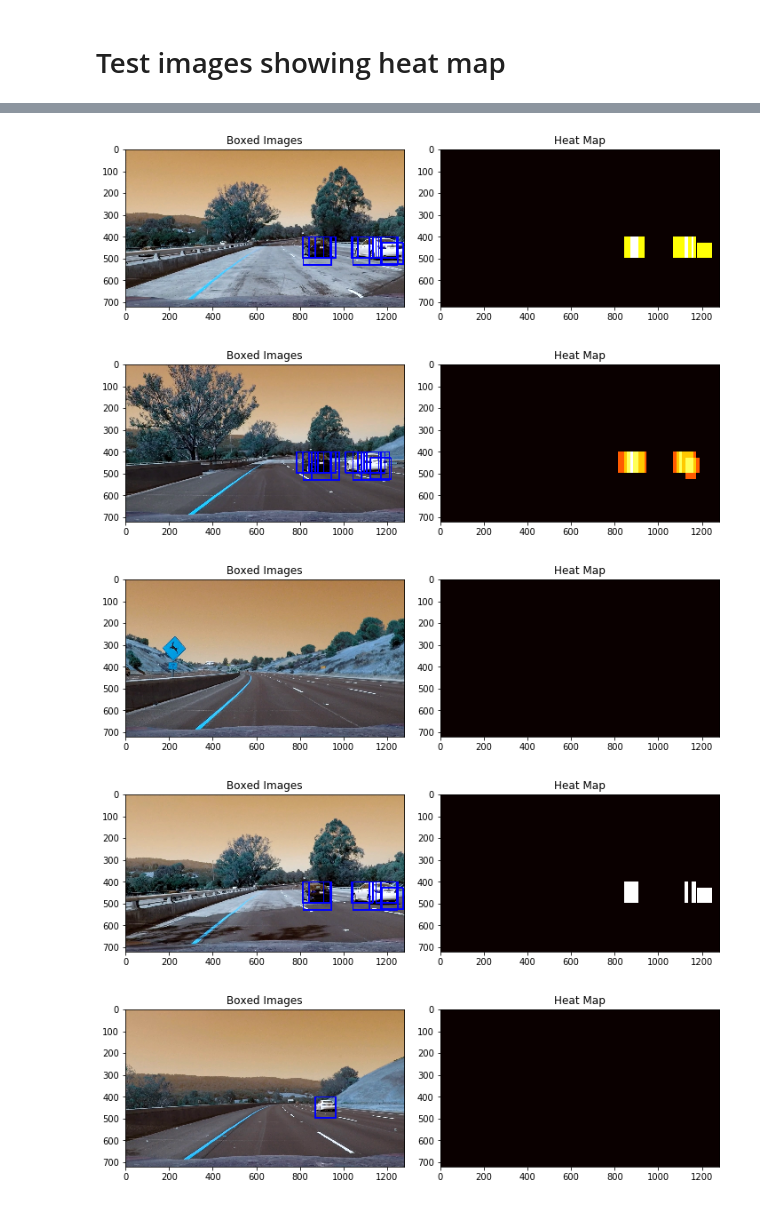
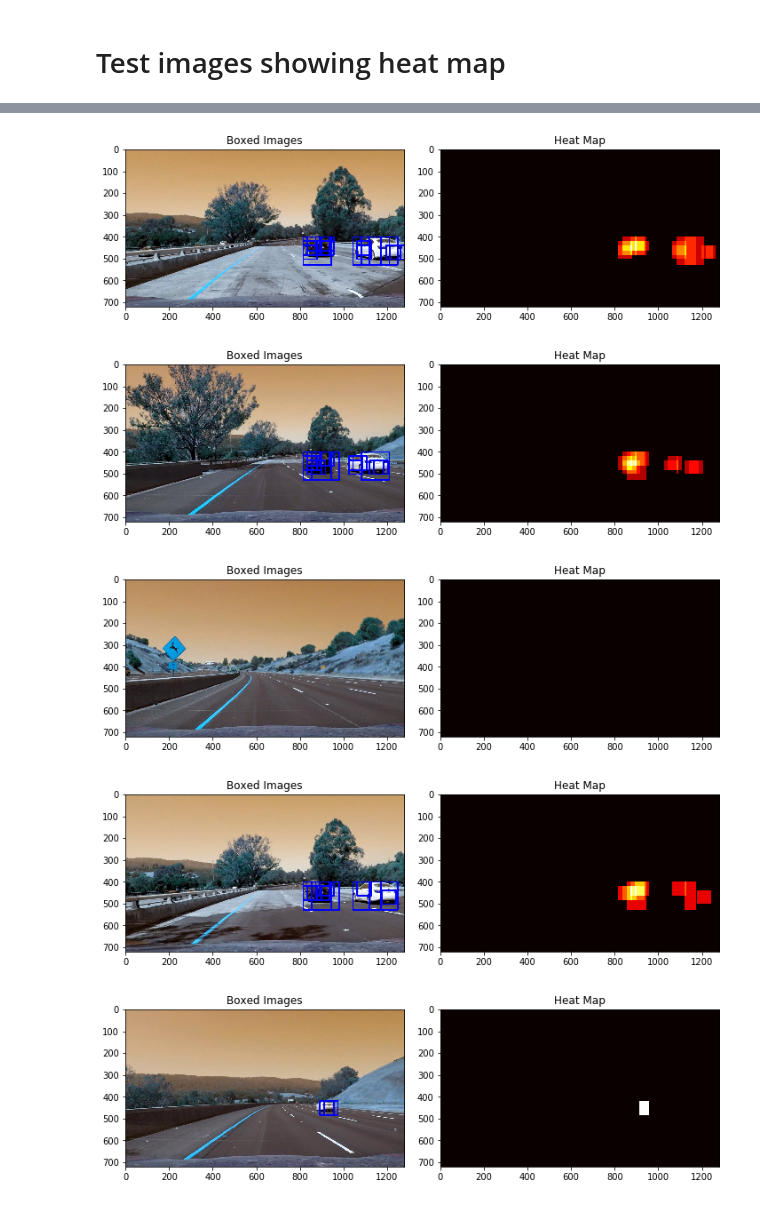
Before and after one commit to urmils/CarND-vehicleDetection, a Jupyter notebook: vehicle_detection_main.ipynb, the cells around one changed output, grey strips where cells are left out. Saved outputs shown, nothing was run; the diff lists cells and outputs as text; code cells hidden in the pictures.

```diff
--- a/vehicle_detection_main.ipynb
+++ b/vehicle_detection_main.ipynb
@@ -189,0 +322,21 @@ y = np.hstack((np.ones(len(car_features)), np.zeros(len(notcar_features))))
+# %%
+
+# Create an array stack of feature vectors
+X = np.vstack((car_features, notcar_features)).astype(np.float64)
+# Fit a per-column scaler
+X_scaler = StandardScaler().fit(X)
+# Apply the scaler to X
+scaled_X = X_scaler.transform(X)
+car_ind = np.random.randint(0, len(cars))
+# Plot an example of raw and scaled features
+fig = plt.figure(figsize=(12,4))
+plt.subplot(131)
+plt.imshow(mpimg.imread(cars[car_ind]))
+plt.title('Original Image')
+plt.subplot(132)
+plt.plot(X[car_ind])
+plt.title('Raw Features')
+plt.subplot(133)
+plt.plot(scaled_X[car_ind])
+plt.title('Normalized Features')
+fig.tight_layout()
@@ -418,5 +612,7 @@ spatial_feat = True # Spatial features on or off
 hist_feat = True # Histogram features on or off
 hog_feat = True # HOG features on or off
 y_start_stop = [400, None] # Min and max in y to search in slide_window()
-xy_window = [ (96,96),(128,128)]
-y_start_stop = [[400, 600], [400, None]]
+#xy_window = [ (64,64), (96,96),(128,128)]
+#y_start_stop = [[400, 600],[400, 650], [400, 650]]
+xy_window = [ (64,64), (128,128)]
+y_start_stop = [[400, 650],[400, 650]]
@@ -459,7 +672,7 @@ for file in files:
     windows_temp = []
     for i in range(len(xy_window)):
         windows = slide_window(image, x_start_stop=[700, None], y_start_stop=y_start_stop[i],
-                            xy_window=xy_window[i], xy_overlap=(0.7, 0.7))
+                            xy_window=xy_window[i], xy_overlap=(0.70, 0.70))
         #print(len(windows))
         windows_temp.append(windows)
 
@@ -480,7 +693,7 @@ for file in files:
     heat = add_heat(heat,hot_windows)
 
     # Apply threshold to help remove false positives
-    heat = apply_threshold(heat,2)
+    heat = apply_threshold(heat,1)
 
     # Visualize the heatmap when displaying
     heatmap = np.clip(heat, 0, 255)
@@ -498,4 +711,5 @@ for file in files:
     plt.imshow(heatmap, cmap='hot')
     plt.title('Heat Map')
     fig.tight_layout()
+    plt.show()
 # %% [output]
@@ -503,8 +717,8 @@ for file in files:
-[figure, old version]
+[figure, new version]
-[figure, old version]
+[figure, new version]
 [figure]
-[figure, old version]
+[figure, new version]
-[figure, old version]
+[figure, new version]
 # %%
 def hot_windows(input_image, windows, classifier, scaler, draw=True):
     """Adds bounding boxes from `input_image` (one array of arrays) to
```
Also changed, not shown: parts of 31 cells of this notebook, 3 other files.
